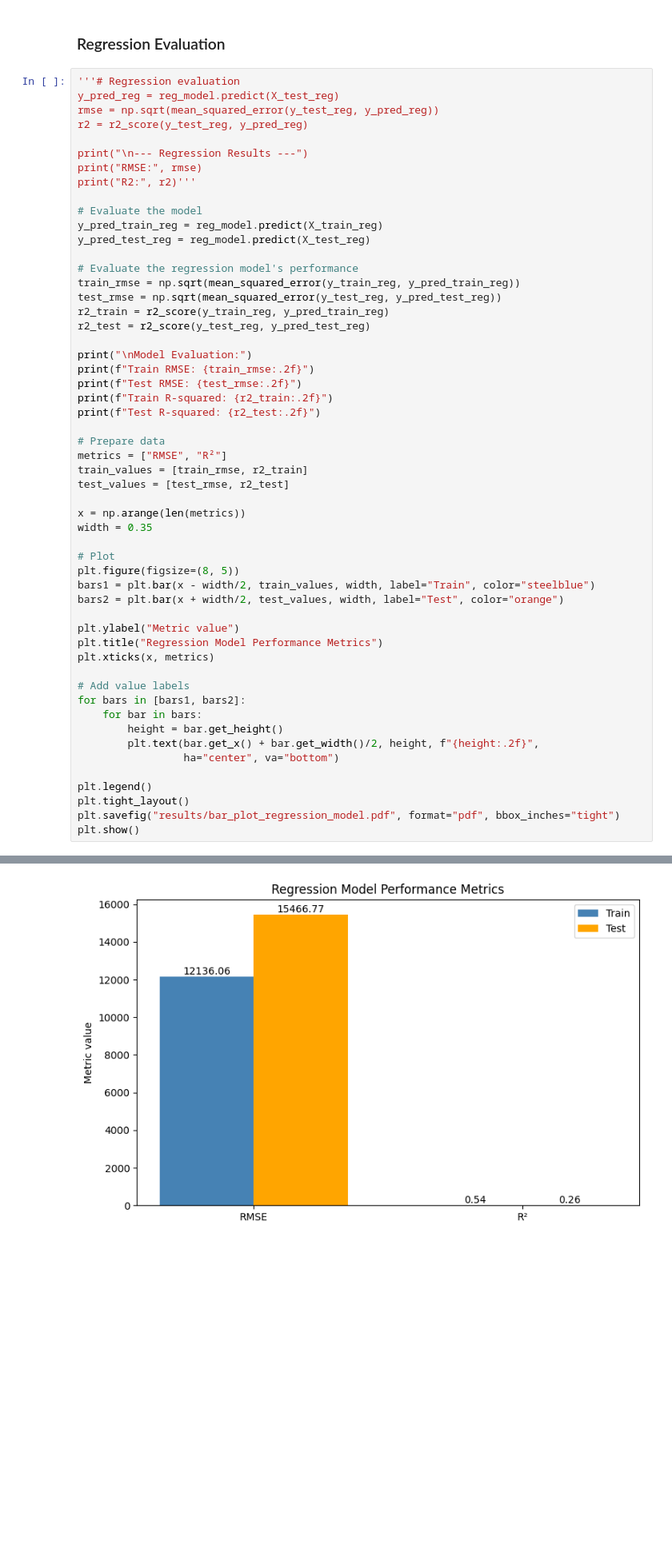
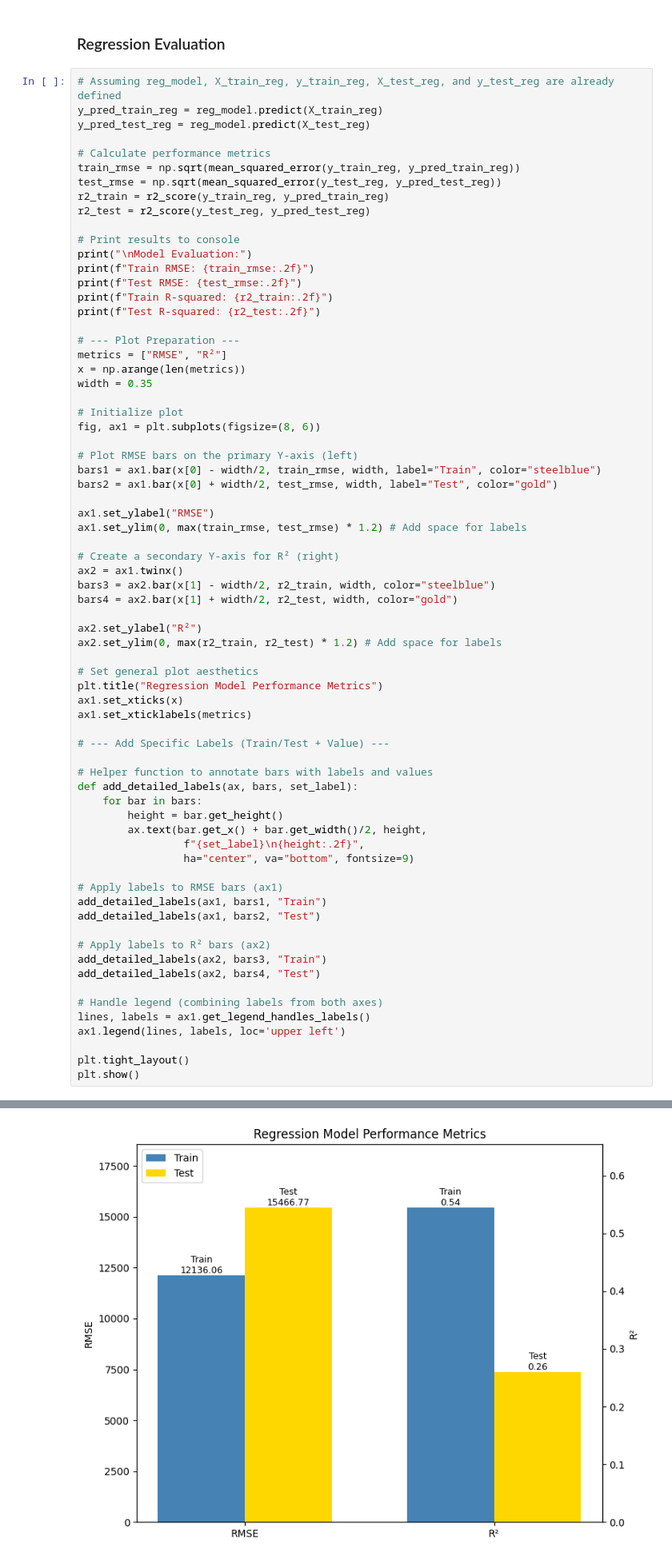
Before and after one commit to pablosreyero/TUDa_Explainable_AI_Project, a Jupyter notebook: project_notebook.ipynb, the cells around one changed output, grey strips where cells are left out. Shown at 80% size. Saved outputs shown, nothing was run; the diff lists cells and outputs as text; blank space fills up the shorter version.

```diff
--- a/project_notebook.ipynb
+++ b/project_notebook.ipynb
@@ -427,66 +410,82 @@ This reflects the critical perspective introduced in **Session 6**, where we lea
 # %% [markdown]
 ### Regression Evaluation
 # %%
-'''# Regression evaluation
-y_pred_reg = reg_model.predict(X_test_reg)
-rmse = np.sqrt(mean_squared_error(y_test_reg, y_pred_reg))
-r2 = r2_score(y_test_reg, y_pred_reg)
-
-print("\n--- Regression Results ---")
-print("RMSE:", rmse)
-print("R2:", r2)'''
-
-# Evaluate the model
+# Assuming reg_model, X_train_reg, y_train_reg, X_test_reg, and y_test_reg are already defined
 y_pred_train_reg = reg_model.predict(X_train_reg)
 y_pred_test_reg = reg_model.predict(X_test_reg)
 
-# Evaluate the regression model's performance
+# Calculate performance metrics
 train_rmse = np.sqrt(mean_squared_error(y_train_reg, y_pred_train_reg))
 test_rmse = np.sqrt(mean_squared_error(y_test_reg, y_pred_test_reg))
 r2_train = r2_score(y_train_reg, y_pred_train_reg)
 r2_test = r2_score(y_test_reg, y_pred_test_reg)
 
+# Print results to console
 print("\nModel Evaluation:")
 print(f"Train RMSE: {train_rmse:.2f}")
 print(f"Test RMSE: {test_rmse:.2f}")
 print(f"Train R-squared: {r2_train:.2f}")
 print(f"Test R-squared: {r2_test:.2f}")
 
-# Prepare data
+# --- Plot Preparation ---
 metrics = ["RMSE", "R²"]
-train_values = [train_rmse, r2_train]
-test_values = [test_rmse, r2_test]
-
 x = np.arange(len(metrics))
 width = 0.35
 
-# Plot
-plt.figure(figsize=(8, 5))
-bars1 = plt.bar(x - width/2, train_values, width, label="Train", color="steelblue")
-bars2 = plt.bar(x + width/2, test_values, width, label="Test", color="orange")
+# Initialize plot
+fig, ax1 = plt.subplots(figsize=(8, 6))
 
-plt.ylabel("Metric value")
+# Plot RMSE bars on the primary Y-axis (left)
+bars1 = ax1.bar(x[0] - width/2, train_rmse, width, label="Train", color="steelblue")
+bars2 = ax1.bar(x[0] + width/2, test_rmse, width, label="Test", color="gold")
+
+ax1.set_ylabel("RMSE")
+ax1.set_ylim(0, max(train_rmse, test_rmse) * 1.2) # Add space for labels
+
+# Create a secondary Y-axis for R² (right)
+ax2 = ax1.twinx()
+bars3 = ax2.bar(x[1] - width/2, r2_train, width, color="steelblue")
+bars4 = ax2.bar(x[1] + width/2, r2_test, width, color="gold")
+
+ax2.set_ylabel("R²")
+ax2.set_ylim(0, max(r2_train, r2_test) * 1.2) # Add space for labels
+
+# Set general plot aesthetics
 plt.title("Regression Model Performance Metrics")
-plt.xticks(x, metrics)
+ax1.set_xticks(x)
+ax1.set_xticklabels(metrics)
 
-# Add value labels
-for bars in [bars1, bars2]:
+# --- Add Specific Labels (Train/Test + Value) ---
+
+# Helper function to annotate bars with labels and values
+def add_detailed_labels(ax, bars, set_label):
     for bar in bars:
         height = bar.get_height()
-        plt.text(bar.get_x() + bar.get_width()/2, height, f"{height:.2f}",
-                 ha="center", va="bottom")
+        ax.text(bar.get_x() + bar.get_width()/2, height,
+                 f"{set_label}\n{height:.2f}",
+                 ha="center", va="bottom", fontsize=9)
 
-plt.legend()
+# Apply labels to RMSE bars (ax1)
+add_detailed_labels(ax1, bars1, "Train")
+add_detailed_labels(ax1, bars2, "Test")
+
+# Apply labels to R² bars (ax2)
+add_detailed_labels(ax2, bars3, "Train")
+add_detailed_labels(ax2, bars4, "Test")
+
+# Handle legend (combining labels from both axes)
+lines, labels = ax1.get_legend_handles_labels()
+ax1.legend(lines, labels, loc='upper left')
+
 plt.tight_layout()
-plt.savefig("results/bar_plot_regression_model.pdf", format="pdf", bbox_inches="tight")
 plt.show()
 # %% [output]
 Model Evaluation:
 Train RMSE: 12136.06
 Test RMSE: 15466.77
 Train R-squared: 0.54
 Test R-squared: 0.26
-[figure, old version]
+[figure, new version]
 # %% [markdown]
 Taking a look at the regression results, we see that `Train R-squared: 0.54`. From theory we know that $R^2$ determines how good the regression predictions approximate real data.
 - $R_{train}^2 = 0.54$ is strong, as the model is able to explain 54% of cost variation on the training set.
```
Also changed, not shown: parts of 11 cells of this notebook, 8 other files.
